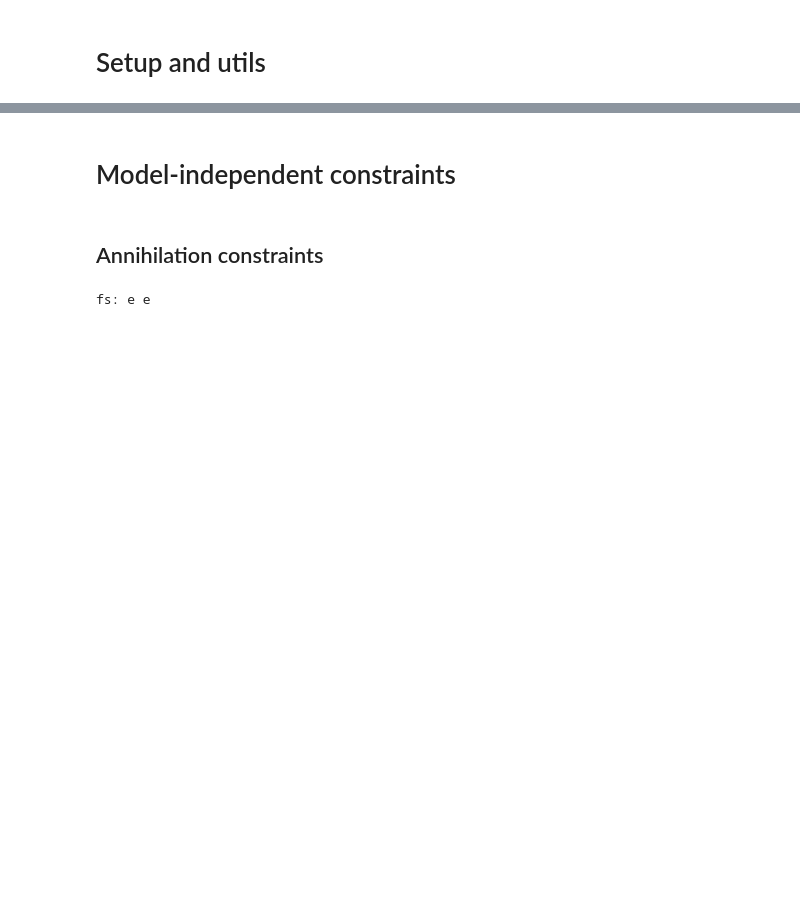
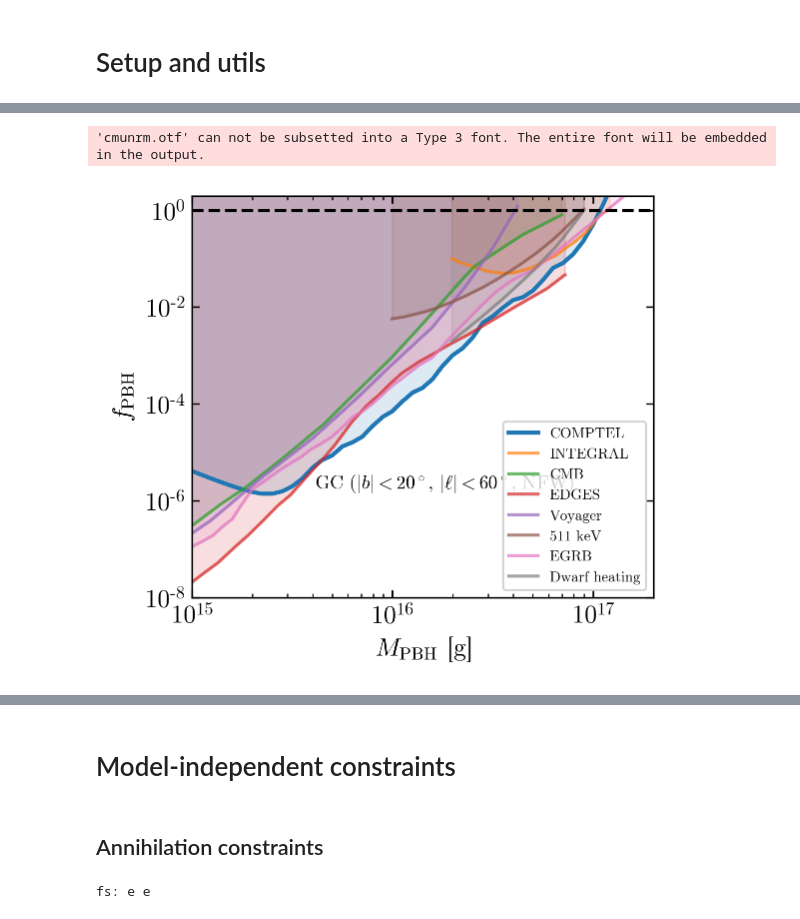
Before and after one commit to LoganAMorrison/Hazma, a Jupyter notebook: notebooks/dev/ac-01-gecco_limits.ipynb, the cells around one changed output, grey strips where cells are left out. Saved outputs shown, nothing was run; the diff lists cells and outputs as text; code cells hidden in the pictures; blank space fills up the shorter version.

```diff
--- a/notebooks/dev/ac-01-gecco_limits.ipynb
+++ b/notebooks/dev/ac-01-gecco_limits.ipynb
@@ -22,7 +33,7 @@ from hazma.scalar_mediator import HiggsPortal, HeavyQuark
 from hazma.vector_mediator import KineticMixing, QuarksOnly
 from hazma.single_channel import SingleChannelAnn, SingleChannelDec
 # %%
-colors = 2*[c["color"] for c in plt.rcParams["axes.prop_cycle"]]
+mpl_colors = 2*[c["color"] for c in plt.rcParams["axes.prop_cycle"]]
 beeper = jupyter_beeper.Beeper()
 
 def beep():
@@ -179,0 +283,5 @@ def get_formatted_fig(nrows, ncols, figsize, xlim, ylim):
+# %%
+pbh = PBH(1e15 * g_to_MeV, spectrum_kind="primary", bh_secondary=False)
+f_pbh_constraints = get_constraints(pbh, pbh._mxs, debug_msgs=False)
+
+m_pbhs = pbh._mxs * MeV_to_g
@@ -179,0 +348,48 @@ def get_formatted_fig(nrows, ncols, figsize, xlim, ylim):
+# %%
+plt.figure(figsize=(4, 3.5))
+
+bounds = [
+    "INTEGRAL", "CMBevap", "EDGESevap", "Voyager", "511keV", "EGRB_full", "LeoTevap"
+]
+
+plt.fill_between(
+    m_pbhs, f_pbh_constraints["comptel_nfw"], 1000,
+    color=telescope_colors["comptel"], alpha=0.15
+)
+plt.loglog(
+    m_pbhs, f_pbh_constraints["comptel_nfw"], label="COMPTEL",
+    color=telescope_colors["comptel"], linewidth=2
+)
+
+plot_bounds(
+    bounds, plt.gca(), colors=mpl_colors[1:],
+    labels=[
+        "INTEGRAL", "CMB", "EDGES", "Voyager", "511 keV", "EGRB", "Dwarf heating"
+    ]
+)
+
+plt.text(4.1e15, 1.8e-6, r"GC ($|b| < 20^\circ$, $|\ell| < 60^\circ$, NFW)", fontsize=9)
+
+plt.xlabel(r"$M_\mathrm{PBH}$ [g]")
+plt.ylabel(r"$f_\mathrm{PBH}$")
+plt.axhline(1, color="k", linestyle="--")
+plt.xlim(1e15, 2e17)
+plt.ylim(1e-8, 2)
+plt.xscale("log")
+plt.yscale("log")
+plt.gca().xaxis.set_ticks_position('both')
+plt.gca().yaxis.set_ticks_position('both')
+plt.gca().tick_params(axis='both', which='both', direction="in")
+plt.legend(fontsize=7)
+
+plt.tight_layout()
+
+if pbh.spectrum_kind == "secondary" and not pbh.bh_secondary:
+    plt.savefig("figures/pbh_bounds_comptel.pdf")
+elif pbh.spectrum_kind == "primary":
+    plt.savefig("figures/pbh_bounds_comptel_primary.pdf")
+else:
+    plt.savefig("figures/pbh_bounds_comptel_bh.pdf")
+# %% [output]
+'cmunrm.otf' can not be subsetted into a Type 3 font. The entire font will be embedded in the output.
+[figure, added]
```
Also changed, not shown: parts of 45 cells of this notebook, 2 other files.
